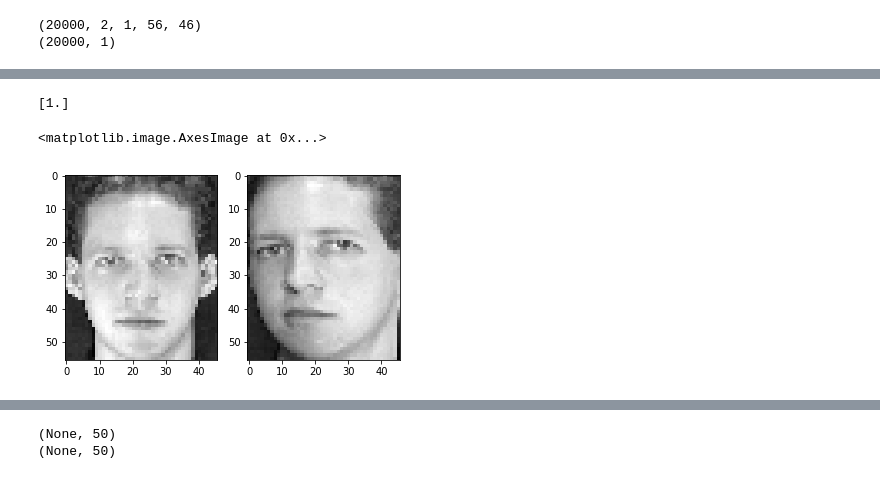
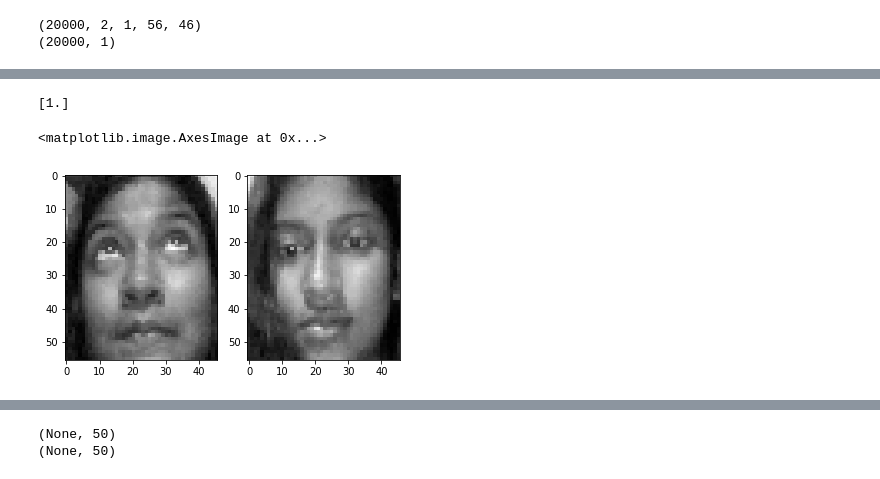
Before and after one commit to shubhamrao6/facerec_siamese, a Jupyter notebook: facerec_siamese.ipynb, the cells around one changed output, grey strips where cells are left out. Drawn from its saved outputs; the diff is of its cells as text; code cells hidden in the pictures.

```diff
--- a/facerec_siamese.ipynb
+++ b/facerec_siamese.ipynb
@@ -151,16 +159,16 @@ plt.imshow(X[i,1].reshape(56,46),'gray')
 # %%
-i = 0
+i = 9685
 print(Y[i])
 
 plt.subplot(1,2,1)
 plt.imshow(X[i,0].reshape(56,46),'gray')
 
 plt.subplot(1,2,2)
 plt.imshow(X[i,1].reshape(56,46),'gray')
 # %% [output]
 [1.]
 <matplotlib.image.AxesImage at 0x...>
-[figure, old version]
+[figure, new version]
 # %%
 i = 12224
 print(Y[i])
```
Also changed, not shown: parts of 15 cells of this notebook, 39 other files.
